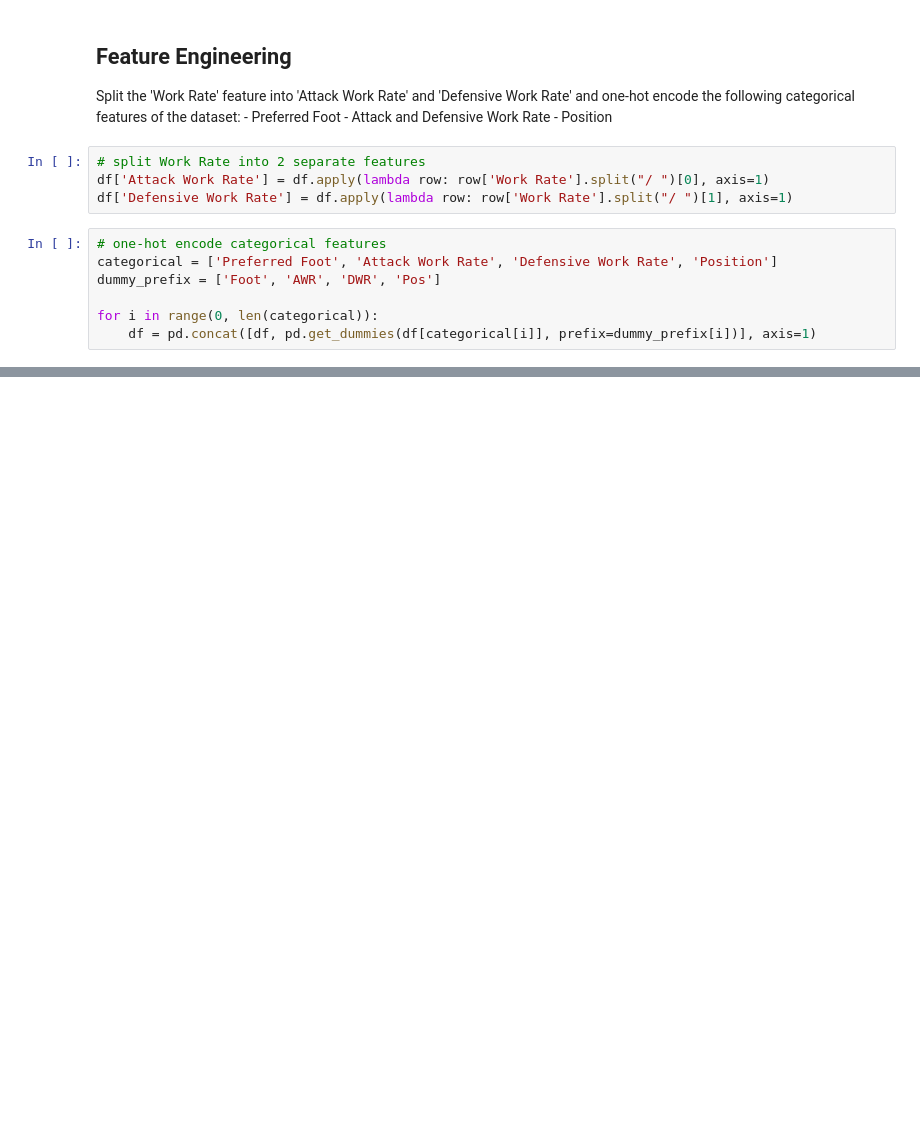
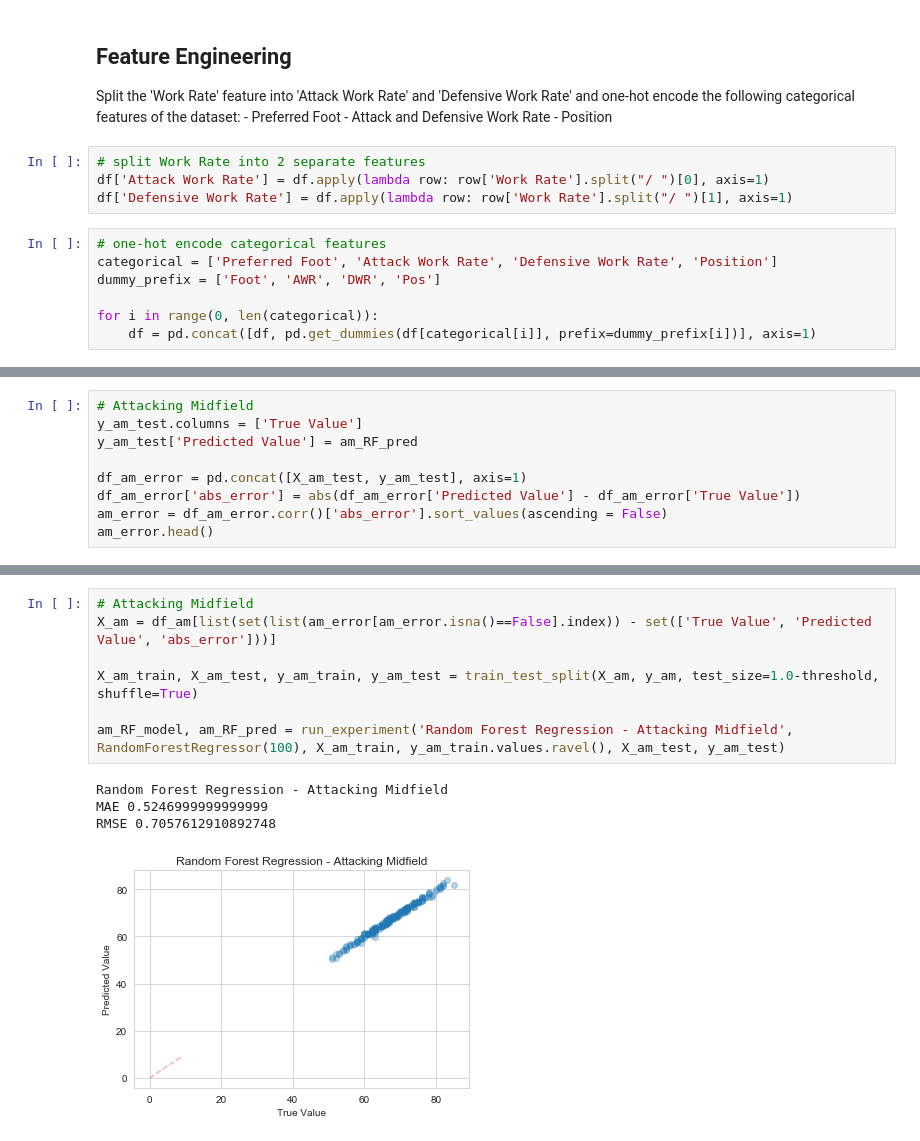
Before and after one commit to mdjoh/CEBD1260-Project, a Jupyter notebook: Week 5 - Machine Learning.ipynb, the cells around one changed output, grey strips where cells are left out. Drawn from its saved outputs; the diff is of its cells as text; blank space fills up the shorter version.

```diff
--- a/Week 5 - Machine Learning.ipynb
+++ b/Week 5 - Machine Learning.ipynb
@@ -281,0 +348,9 @@ RMSE NP 2.12
+# %%
+# Attacking Midfield
+y_am_test.columns = ['True Value']
+y_am_test['Predicted Value'] = am_RF_pred
+
+df_am_error = pd.concat([X_am_test, y_am_test], axis=1)
+df_am_error['abs_error'] = abs(df_am_error['Predicted Value'] - df_am_error['True Value'])
+am_error = df_am_error.corr()['abs_error'].sort_values(ascending = False)
+am_error.head()
@@ -281,0 +510,12 @@ RMSE NP 2.12
+# %%
+# Attacking Midfield
+X_am = df_am[list(set(list(am_error[am_error.isna()==False].index)) - set(['True Value', 'Predicted Value', 'abs_error']))]
+
+X_am_train, X_am_test, y_am_train, y_am_test = train_test_split(X_am, y_am, test_size=1.0-threshold, shuffle=True)
+
+am_RF_model, am_RF_pred = run_experiment('Random Forest Regression - Attacking Midfield', RandomForestRegressor(100), X_am_train, y_am_train.values.ravel(), X_am_test, y_am_test)
+# %% [output]
+Random Forest Regression - Attacking Midfield
+MAE 0.5246999999999999
+RMSE 0.7057612910892748
+[figure, added]
```
Also changed, not shown: parts of 43 cells of this notebook.
